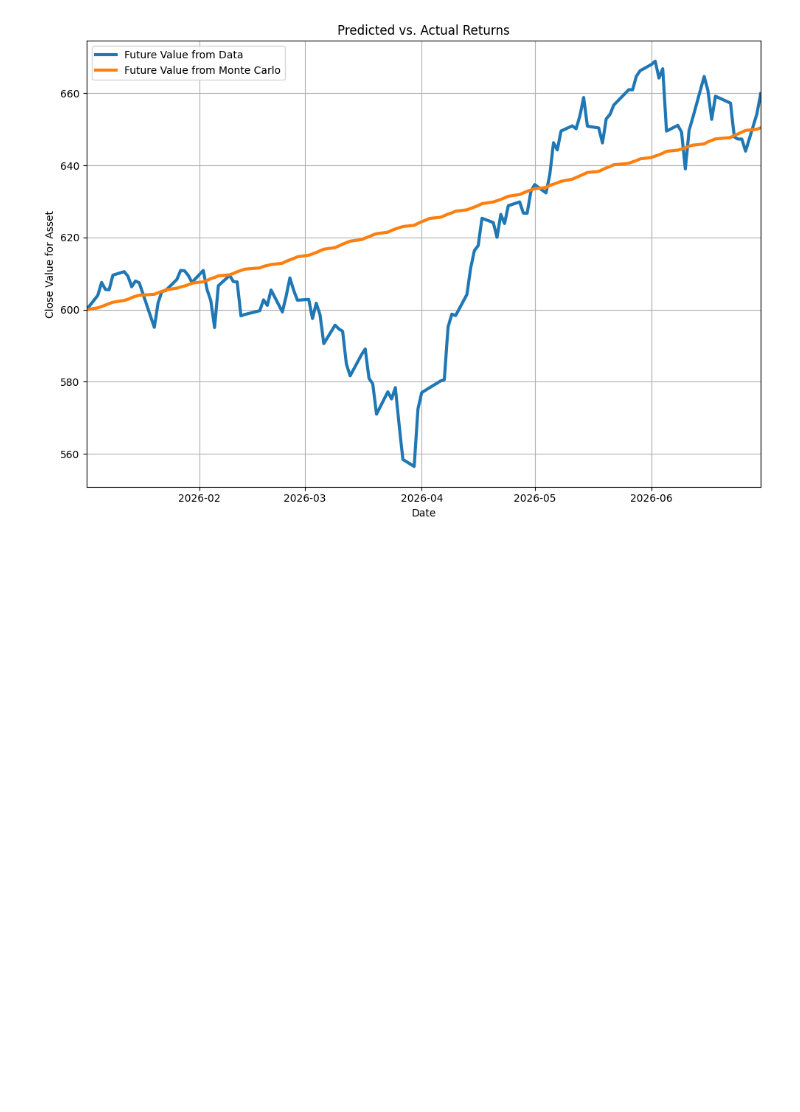
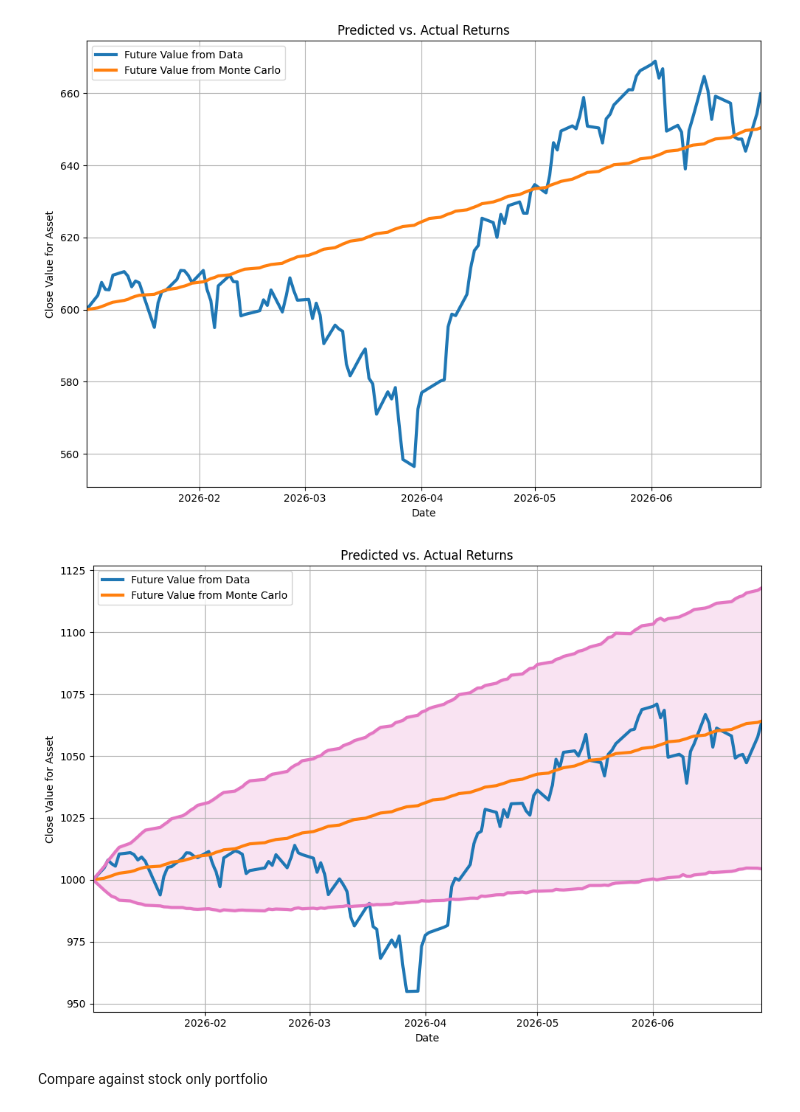
Before and after one commit to spcarte/portfolio_value, a Jupyter notebook: docs/portfolio_example.ipynb, the cells around one changed output. Drawn from its saved outputs; the diff is of its cells as text; code cells hidden in the pictures; blank space fills up the shorter version.

```diff
--- a/docs/portfolio_example.ipynb
+++ b/docs/portfolio_example.ipynb
@@ -123,3 +121,27 @@ plt.title('Predicted vs. Actual Returns'); plt.legend()
 plt.tight_layout()
 # %% [output]
 [figure]
+# %%
+predicted_returns_25th = fund_pv.future_portfolio_value_quantile(0.25)
+predicted_returns_75th = fund_pv.future_portfolio_value_quantile(0.75)
+
+plt.figure(figsize=(10,7))
+plt.fill_between(predicted_returns_25th.index, predicted_returns_25th['Total'],
+        predicted_returns_75th['Total'], color='tab:pink', alpha=0.2, linewidth=3)
+plt.plot(fund_data['2026-01-01':'2026-7-1'].index, total_value, linewidth=3,
+         label='Future Value from Data')
+plt.plot(fund_pv.future_portfolio_expected_value()['Total'],
+         linewidth=3, label='Future Value from Monte Carlo')
+plt.plot(predicted_returns_25th.index, predicted_returns_25th['Total'],
+         color='tab:pink', linewidth=3)
+plt.plot(predicted_returns_75th.index, predicted_returns_75th['Total'],
+         color='tab:pink', linewidth=3)
+plt.grid(); plt.xlabel('Date'); plt.ylabel('Close Value for Asset');
+plt.xlim(left=min(fund_data['2026-01-01':'2026-7-1'].index),
+         right=max(fund_data['2026-01-01':'2026-7-1'].index))
+plt.title('Predicted vs. Actual Returns'); plt.legend()
+plt.tight_layout()
+# %% [output]
+[figure, added]
+# %% [markdown]
+Compare against stock only portfolio
```
Also changed, not shown: parts of 5 cells of this notebook.
